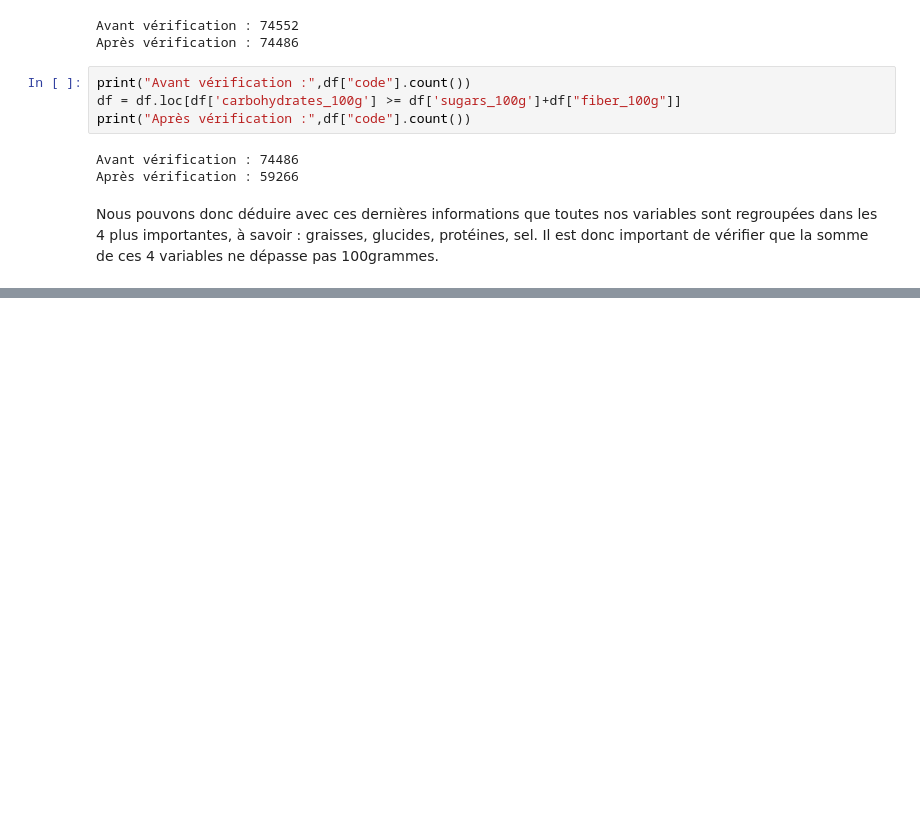
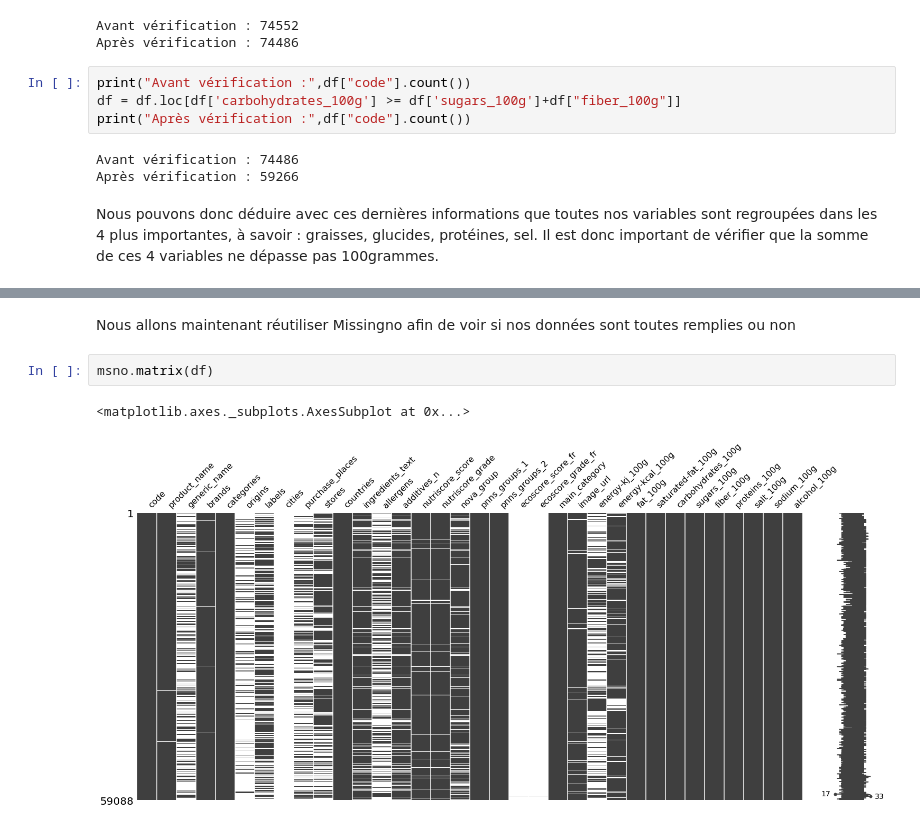
Before and after one commit to anbaut/Application-au-service-de-la-sante-publique, a Jupyter notebook: PSanté_01_notebooknettoyage.ipynb, the cells around one changed output, grey strips where cells are left out. Drawn from its saved outputs; the diff is of its cells as text; blank space fills up the shorter version.

```diff
--- a/PSanté_01_notebooknettoyage.ipynb
+++ b/PSanté_01_notebooknettoyage.ipynb
@@ -205,0 +221,7 @@ print("Après vérification :",df["code"].count())
+# %% [markdown]
+Nous allons maintenant réutiliser Missingno afin de voir si nos données sont toutes remplies ou non
+# %%
+msno.matrix(df)
+# %% [output]
+<matplotlib.axes._subplots.AxesSubplot at 0x...>
+[figure, added]
```
Also changed, not shown: parts of 15 cells of this notebook.
